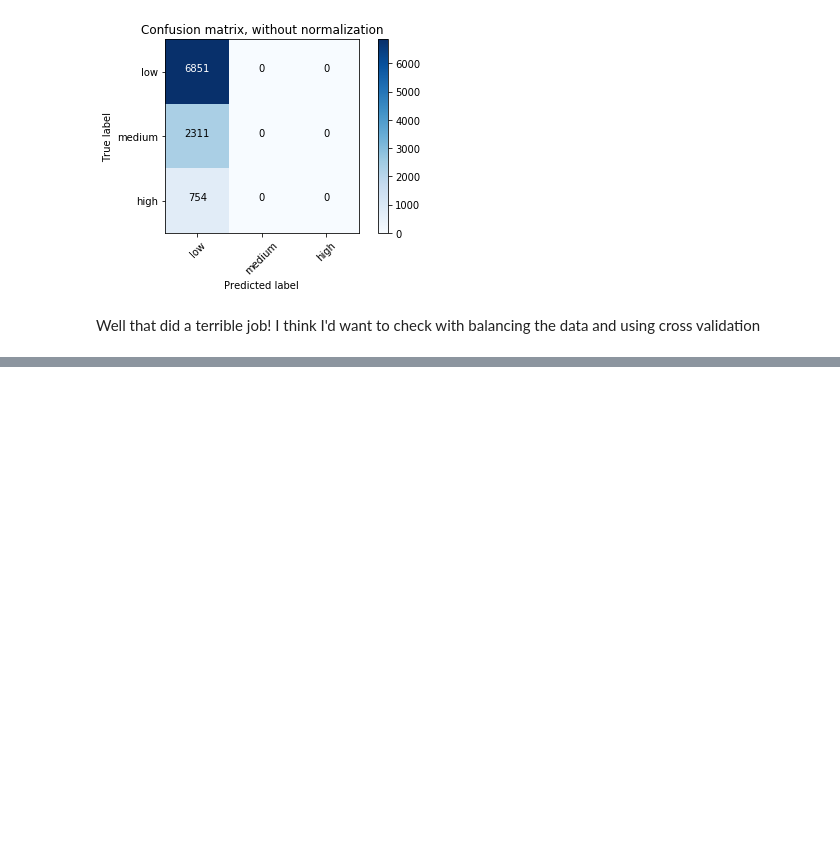
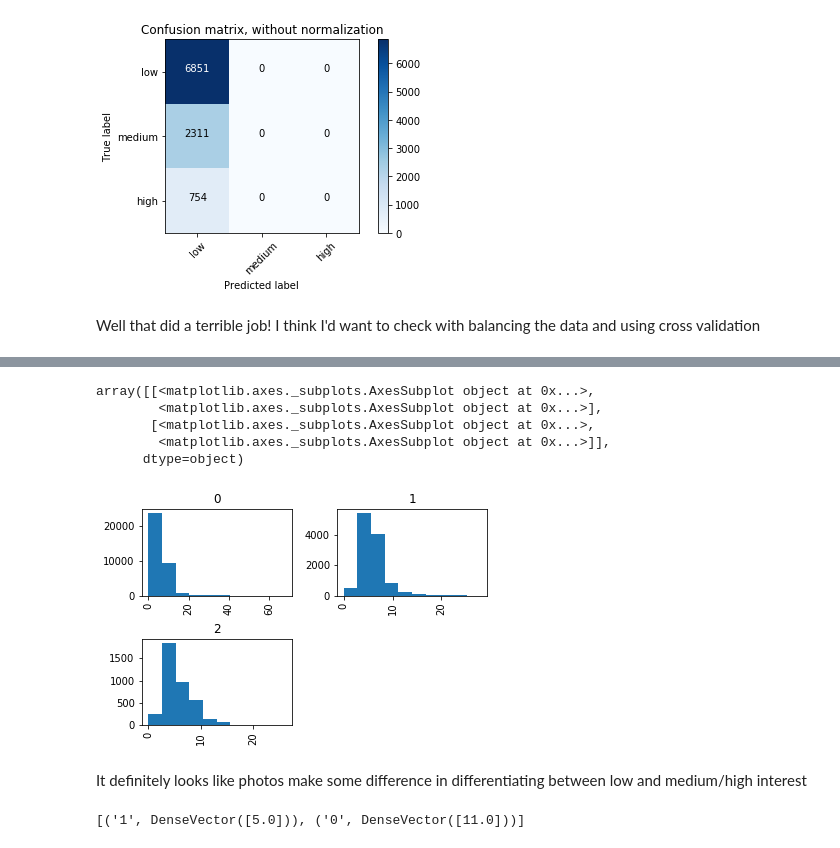
Before and after one commit to DrewPritchard/BigData_PSTAT235, a Jupyter notebook: rentalPrice_georgia.ipynb, the cells around one changed output, grey strips where cells are left out. Drawn from its saved outputs; the diff is of its cells as text; code cells hidden in the pictures; blank space fills up the shorter version.

Commit message:
Tried to unionize manually; need to convert word_features vector

```diff
--- a/rentalPrice_georgia.ipynb
+++ b/rentalPrice_georgia.ipynb
@@ -1127,0 +1161,4 @@ Well that did a terrible job! I think I'd want to check with balancing the data
+# %%
+# using the df where I made the label into integers
+train_data_df_p = new_df.select("interest_level", "photos")
+train_data_df_p.show(2)
@@ -1127,0 +1173,6 @@ Well that did a terrible job! I think I'd want to check with balancing the data
+# %%
+photo_rdd = train_data_df_p.rdd
+photo_rdd = photo_rdd.map(lambda x: (x[0], len(x[1])))
+
+photo_df = sqlCtx.createDataFrame(photo_rdd, ["label", "features"])
+photo_df.show(2)
@@ -1127,0 +1187,19 @@ Well that did a terrible job! I think I'd want to check with balancing the data
+# %%
+photo_pd = photo_df.toPandas()
+
+photo_pd.hist("features","label")
+# %% [output]
+array([[<matplotlib.axes._subplots.AxesSubplot object at 0x...>,
+        <matplotlib.axes._subplots.AxesSubplot object at 0x...>],
+       [<matplotlib.axes._subplots.AxesSubplot object at 0x...>,
+        <matplotlib.axes._subplots.AxesSubplot object at 0x...>]],
+      dtype=object)
+[figure, added]
+# %% [markdown]
+It definitely looks like photos make some difference in differentiating between low and medium/high interest
+# %%
+# Same train/test setup as before
+dataset5_rdd = photo_rdd.map(lambda x: (x[0], DenseVector(x[1:])))
+dataset5_rdd.take(2)
+# %% [output]
+[('1', DenseVector([5.0])), ('0', DenseVector([11.0]))]
```
Also changed, not shown: parts of 22 cells of this notebook, 3 other files.
